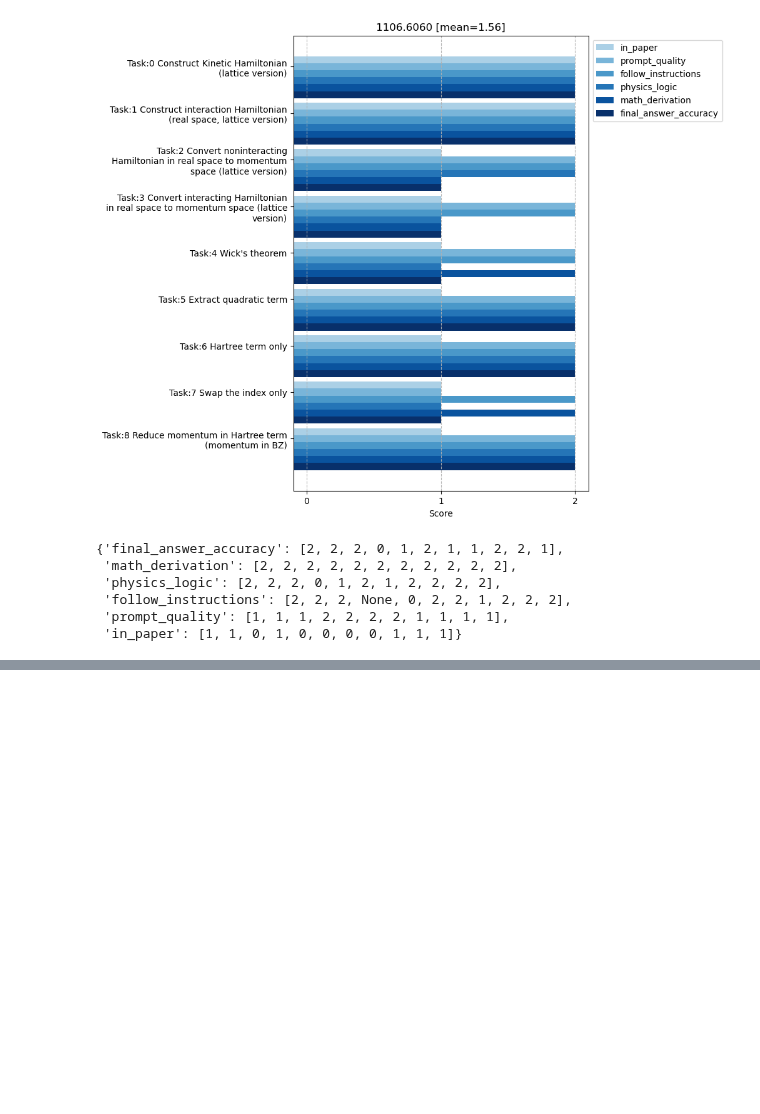
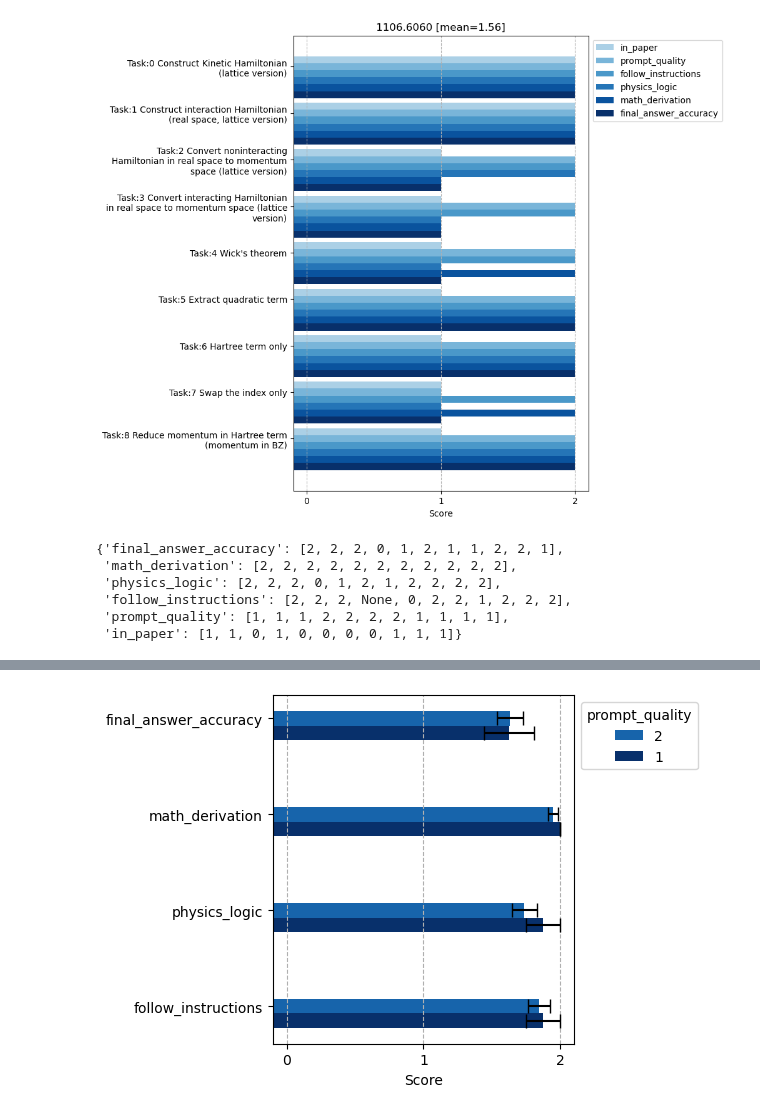
Before and after one commit to hainingpan/HartreeFock_GPT, a Jupyter notebook: data_analysis/analysis_execution.ipynb, the cells around one changed output, grey strips where cells are left out. Saved outputs shown, nothing was run; the diff lists cells and outputs as text; code cells hidden in the pictures; blank space fills up the shorter version.

```diff
--- a/data_analysis/analysis_execution.ipynb
+++ b/data_analysis/analysis_execution.ipynb
@@ -81,0 +128,5 @@ aspect_score
+# %%
+# group='in_paper'
+group='prompt_quality'
+mean=dfs.groupby(group)[['follow_instructions','physics_logic','math_derivation','final_answer_accuracy']].mean()
+error_bar=dfs.groupby(group)[['follow_instructions','physics_logic','math_derivation','final_answer_accuracy']].std()/dfs.groupby(group)[['follow_instructions','physics_logic','math_derivation','final_answer_accuracy']].count()**0.5
@@ -81,0 +155,29 @@ aspect_score
+# %%
+x = np.arange(mean.shape[1])  # the label locations
+width = 0.15  # the width of the bars
+multiplier = 0
+
+fig, ax = plt.subplots(layout='constrained',figsize=(6,4))
+color_list=[plt.cm.Blues(0.2+0.8*(i/4)) for i in range(4,0,-1)]
+# for attribute, measurement in aspect_score.items():
+for attribute, measurement in mean.iterrows():
+    offset = width * multiplier
+    rects = ax.barh(x + offset, np.array(measurement)+0.1, width, label=attribute,color=color_list[multiplier],left=-0.1,xerr=error_bar.loc[attribute].values,capsize=5)
+    # ax.bar_label(rects, padding=3)
+    multiplier += 1
+
+ax.set_xlabel('Score')
+ax.set_xticks([0,1,2])
+# ax.set_title(f"{arxiv_number}")
+ax.set_yticks(x + width*1, ['\n'.join(textwrap.wrap(label, width=40)) for label in mean.columns])
+
+handles, labels = plt.gca().get_legend_handles_labels()
+plt.legend(handles[::-1], labels[::-1],loc='upper left', ncols=1,bbox_to_anchor=(1, 1),title=group)
+
+ax.grid(axis='x',ls='--')
+# ax.set_ylim(0, 250)
+ax.set_xlim(-0.1,2.1)
+
+plt.show()
+# %% [output]
+[figure, added]
```
Also changed, not shown: parts of 10 cells of this notebook.
